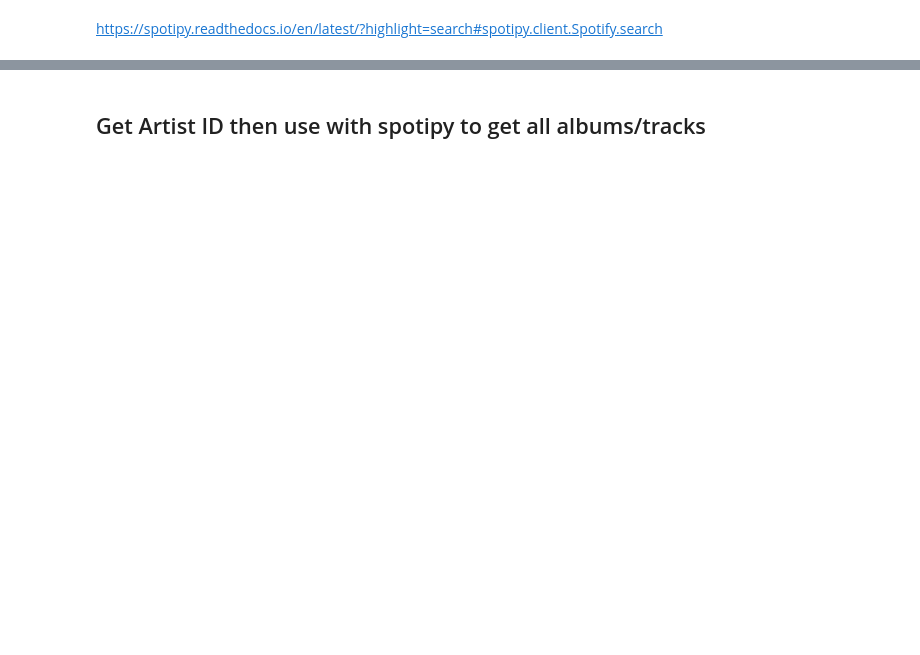
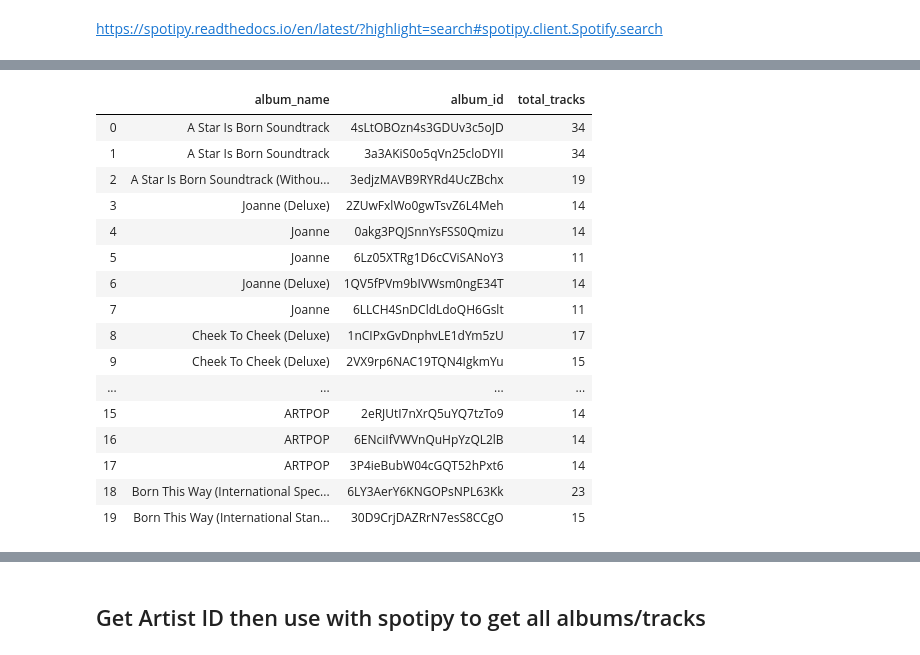
Before and after one commit to jirvingphd/fsds_pt_100719_cohort_notes, a Jupyter notebook: Instructor Notebooks/spotify_search.ipynb, the cells around one changed output, grey strips where cells are left out. Drawn from its saved outputs; the diff is of its cells as text; code cells hidden in the pictures; blank space fills up the shorter version.

```diff
--- a/Instructor Notebooks/spotify_search.ipynb
+++ b/Instructor Notebooks/spotify_search.ipynb
@@ -83,0 +366,2 @@ len(df)
+# %%
+res = sp.artist_albums
@@ -83,0 +370,9 @@ len(df)
+# %%
+def search_sp_for_artist_ids(sp,artist = 'Panic at the disco'):
+    res = sp.search(artist)
+    df =ms.response_to_df(res)
+
+    artists_ids = get_all_artists_info(df,info='id')
+    return artists_ids
+res_gaga= search_sp_for_artist_ids(sp,artist='Lady Gaga')
+res_gaga
@@ -83,0 +442,3 @@ len(df)
+# %%
+res = sp.artist_albums(artist_id=res_gaga['Lady Gaga'])
+res
@@ -83,0 +491,25 @@ len(df)
+# %%
+album_names= [res['items'][x]['name'] for x in range(len(res['items']))]
+album_ids = [res['items'][x]['id'] for x in range(len(res['items']))]
+total_tracks= [res['items'][x]['total_tracks'] for x in range(len(res['items']))]
+df_gaga_albums = pd.DataFrame({'album_name':album_names,'album_id':album_ids,
+             'total_tracks':total_tracks})
+df_gaga_albums
+# %% [output]
+|  | album_name | album_id | total_tracks |
+| 0 | A Star Is Born Soundtrack | 4sLtOBOzn4s3GDUv3c5oJD | 34 |
+| 1 | A Star Is Born Soundtrack | 3a3AKiS0o5qVn25cloDYII | 34 |
+| 2 | A Star Is Born Soundtrack (Withou... | 3edjzMAVB9RYRd4UcZBchx | 19 |
+| 3 | Joanne (Deluxe) | 2ZUwFxlWo0gwTsvZ6L4Meh | 14 |
+| 4 | Joanne | 0akg3PQJSnnYsFSS0Qmizu | 14 |
+| 5 | Joanne | 6Lz05XTRg1D6cCViSANoY3 | 11 |
+| 6 | Joanne (Deluxe) | 1QV5fPVm9bIVWsm0ngE34T | 14 |
+| 7 | Joanne | 6LLCH4SnDCldLdoQH6Gslt | 11 |
+| 8 | Cheek To Cheek (Deluxe) | 1nCIPxGvDnphvLE1dYm5zU | 17 |
+| 9 | Cheek To Cheek (Deluxe) | 2VX9rp6NAC19TQN4IgkmYu | 15 |
+| ... | ... | ... | ... |
+| 15 | ARTPOP | 2eRJUtI7nXrQ5uYQ7tzTo9 | 14 |
+| 16 | ARTPOP | 6ENciIfVWVnQuHpYzQL2lB | 14 |
+| 17 | ARTPOP | 3P4ieBubW04cGQT52hPxt6 | 14 |
+| 18 | Born This Way (International Spec... | 6LY3AerY6KNGOPsNPL63Kk | 23 |
+| 19 | Born This Way (International Stan... | 30D9CrjDAZRrN7esS8CCgO | 15 |
```
Also changed, not shown: parts of 96 cells of this notebook, 3 other files.
